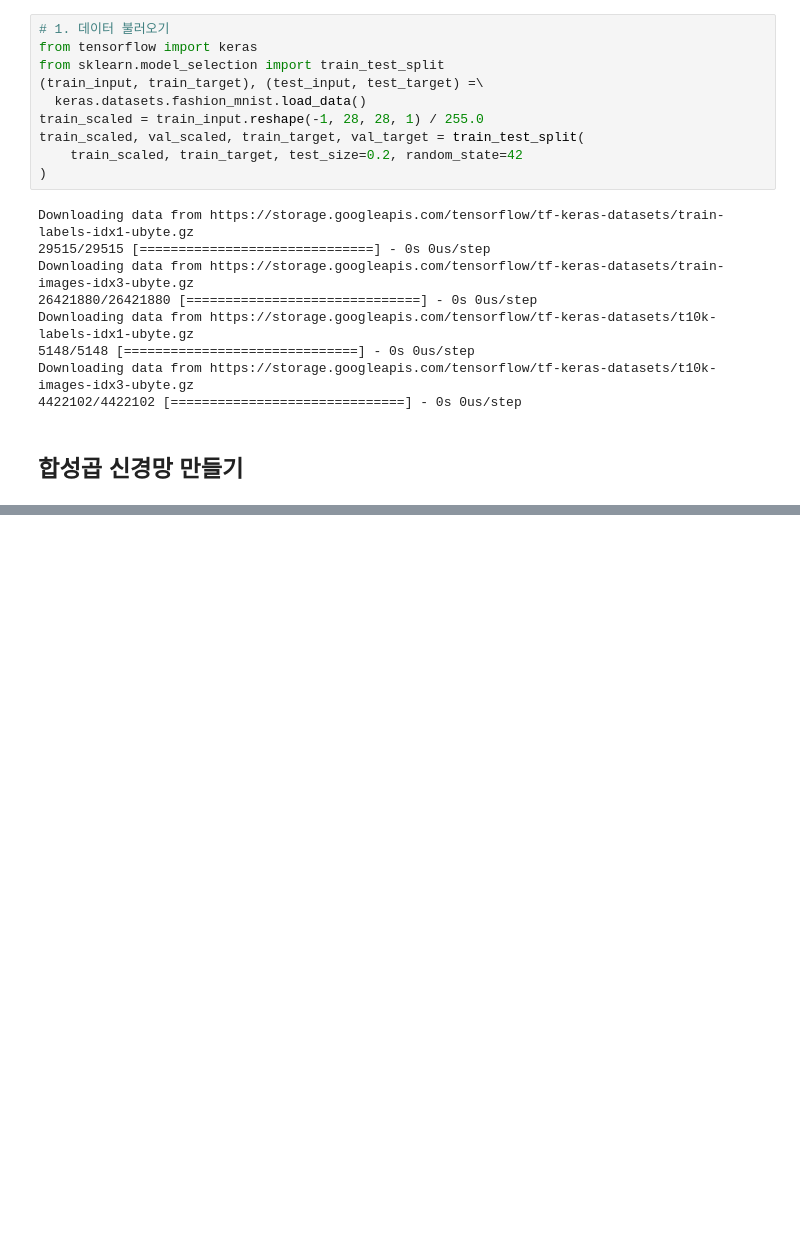
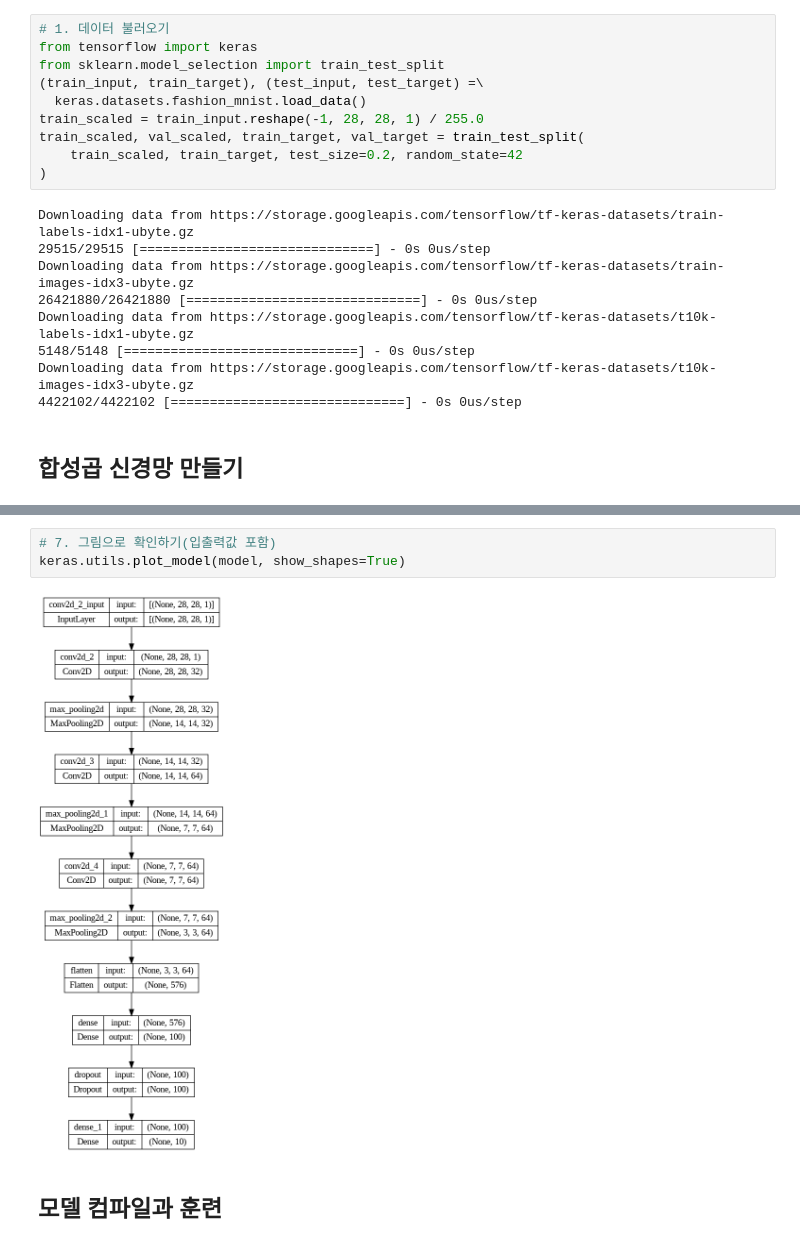
Before and after one commit to Sangyeonglee353/ai-hongong, a Jupyter notebook: Chapter_08_이미지를_위한_인공_신경망.ipynb, the cells around one changed output, grey strips where cells are left out. Saved outputs shown, nothing was run; the diff lists cells and outputs as text; blank space fills up the shorter version.

```diff
--- a/Chapter_08_이미지를_위한_인공_신경망.ipynb
+++ b/Chapter_08_이미지를_위한_인공_신경망.ipynb
@@ -31,0 +74,7 @@ model.add(keras.layers.Conv2D(32, kernel_size=3, activation='relu', padding='sam
+# %%
+# 7. 그림으로 확인하기(입출력값 포함)
+keras.utils.plot_model(model, show_shapes=True)
+# %% [output]
+[figure, added]
+# %% [markdown]
+## 모델 컴파일과 훈련
```
Also changed, not shown: parts of 17 cells of this notebook.
